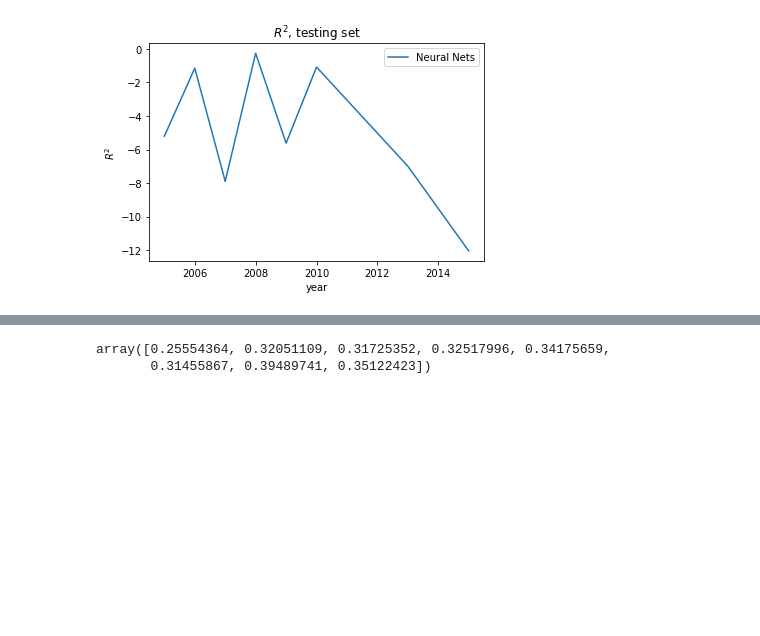
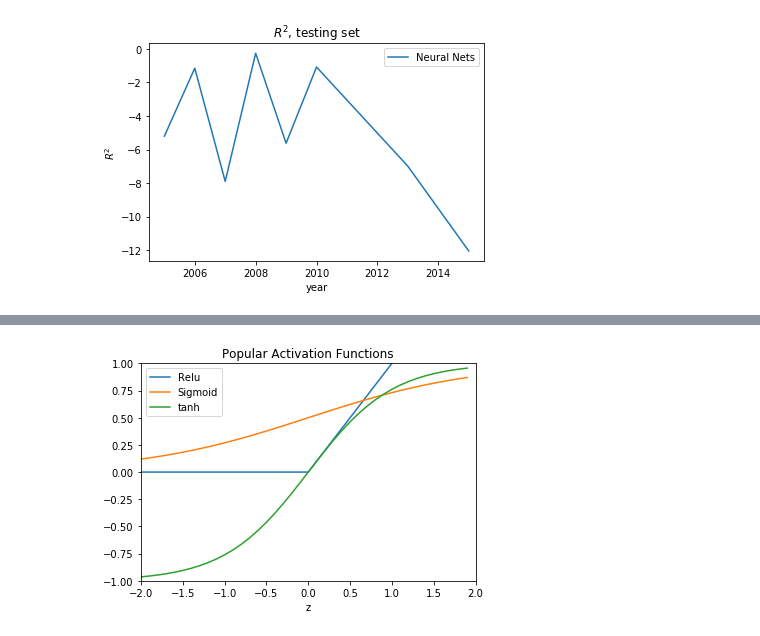
Before and after one commit to panbinwot/Thesis, a Jupyter notebook: Thesis_BinPan.ipynb, the cells around one changed output, grey strips where cells are left out. Cells and saved outputs as stored; diff of their text form; code cells hidden in the pictures; blank space fills up the shorter version.

```diff
--- a/Thesis_BinPan.ipynb
+++ b/Thesis_BinPan.ipynb
@@ -368,5 +373,25 @@ $R^2$, testing set
-# %%
-np.array(res['ols'])[:,0]
-# %% [output]
-array([0.25554364, 0.32051109, 0.31725352, 0.32517996, 0.34175659,
-       0.31455867, 0.39489741, 0.35122423])
+# %%
+import numpy as np
+import matplotlib.pyplot as plt
+import math
+
+x = np.arange(-2, 2, .1)
+zero = np.zeros(len(z))
+a = np.max([zero, z], axis=0)
+b = 1/(1+np.exp(-x))
+c = np.tanh(x)
+fig = plt.figure()
+ax = fig.add_subplot(111)
+ax.plot(x, a, label = "Relu")
+ax.plot(x, b, label = "Sigmoid")
+ax.plot(x,c,label = "tanh")
+ax.set_ylim([-1.0, 1.0])
+ax.set_xlim([-2.0, 2.0])
+# ax.grid(True)
+ax.set_xlabel('z')
+ax.legend()
+ax.set_title('Popular Activation Functions')
+
+plt.show()
+# %% [output]
+[figure, added]
```
Also changed, not shown: parts of 5 cells of this notebook, 2 other files.
